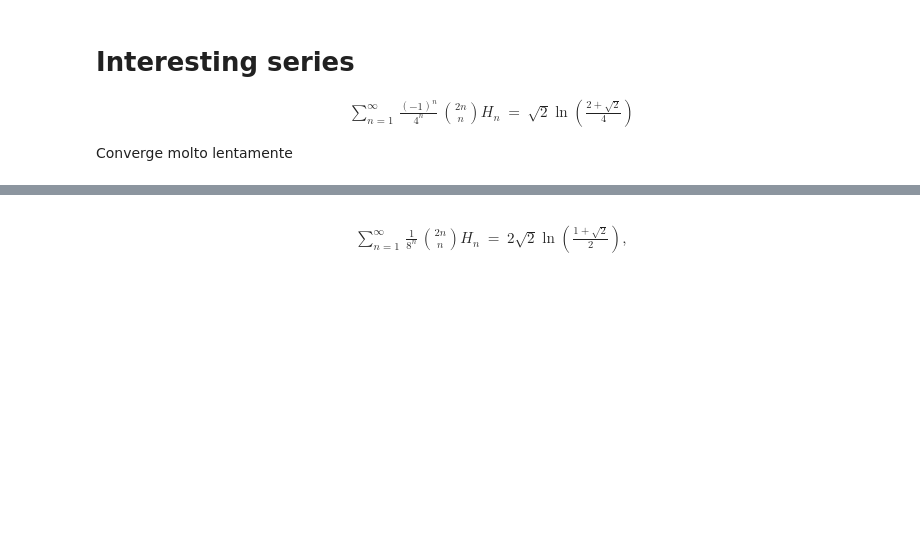
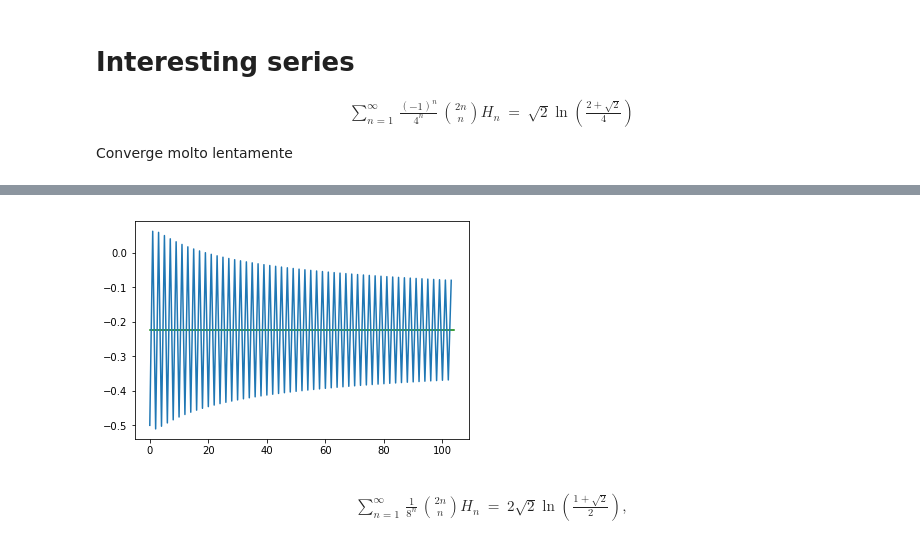
Before and after one commit to mameli/Analysis_and_Design_of_Algorithms, a Jupyter notebook: Chen21/chen.ipynb, the cells around one changed output, grey strips where cells are left out. Cells and saved outputs as stored; diff of their text form; code cells hidden in the pictures; blank space fills up the shorter version.

```diff
--- a/Chen21/chen.ipynb
+++ b/Chen21/chen.ipynb
@@ -361,11 +361,11 @@ series(h21_expr(x).doit(), x, n = 8)
 
 Converge molto lentamente
 # %%
-%matplotlib notebook
+%matplotlib inline
 N = symbols('N', integer = True)
 s1 = Lambda([n, N], Sum((-1)**n/4**n*binomial(2*n,n)*harmonic(n), (n, 1, N)))
 s1_expr = sqrt(2)*ln((2+sqrt(2))/4)
 plt.plot([s1_expr.evalf()]*105, 'g')
 plt.plot([s1(n, N) for N in range(1, 105)])
-plt.show()
+plt.draw()
 # %% [output]
@@ -374,3 +372,4 @@ plt.show()
+[figure, added]
 # %% [markdown]
 \begin{eqnarray*}
 \sum_{n=1}^\infty\,\frac{1}{8^n}\,\binom{2n}{n}H_n & = & 2\sqrt{2}\ln\left(\frac{1 + \sqrt{2}}{2}\right),\\
```
Also changed, not shown: parts of 19 cells of this notebook.
